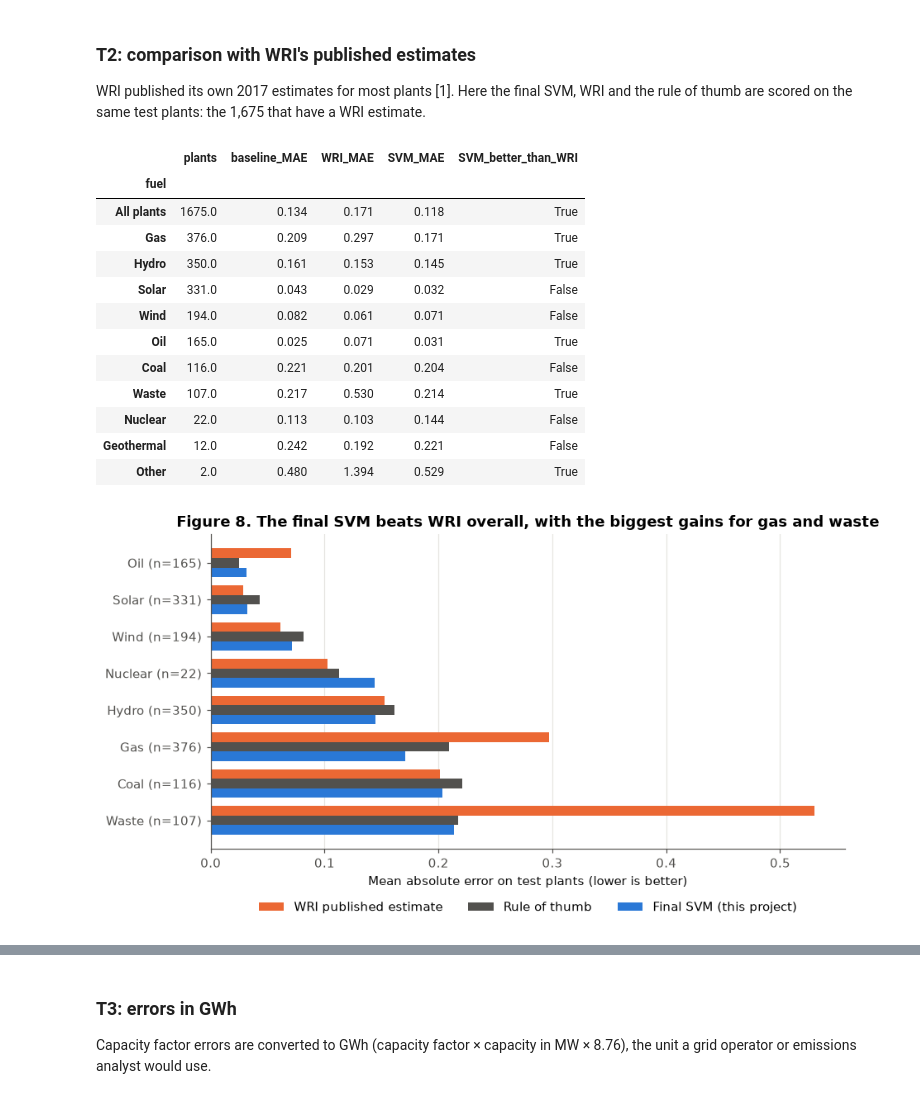
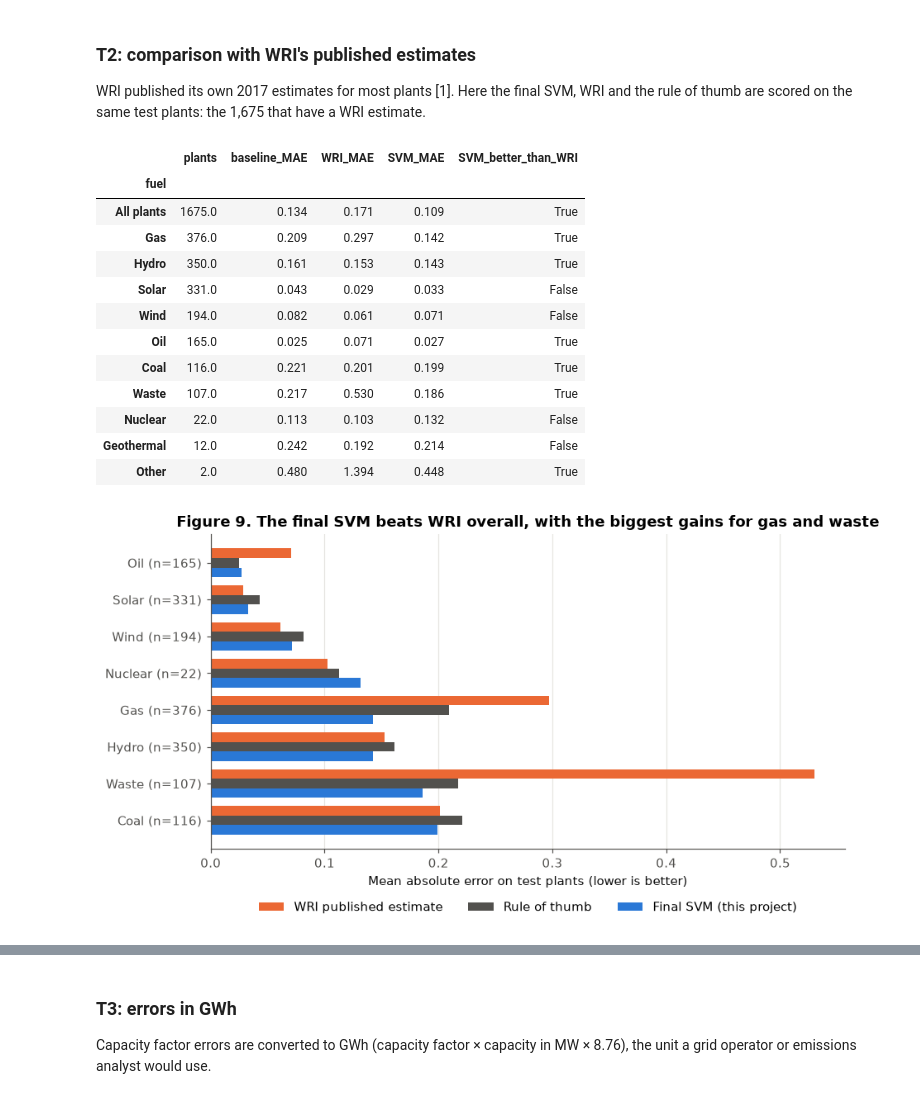
Before and after one commit to Geese4000/ca2-power-plant-analytics, a Jupyter notebook: notebooks/power_plant_capacity_factor.ipynb, the cells around one changed output, grey strips where cells are left out. Cells and saved outputs as stored; diff of their text form; code cells hidden in the pictures.

Commit message:
Phase 5.1: update test results for the new inputs (T1-T6, Figure 9)

```diff
--- a/notebooks/power_plant_capacity_factor.ipynb
+++ b/notebooks/power_plant_capacity_factor.ipynb
@@ -1723,45 +1721,45 @@ WRI published its own 2017 estimates for most plants [1]. Here the final SVM, WR
 has_wri = test_pred["wri"].notna()
 w = test_pred[has_wri]
 t2 = w.groupby("fuel").apply(lambda g: pd.Series({
         "plants": len(g),
         "baseline_MAE": (g["actual"] - g["baseline"]).abs().mean(),
         "WRI_MAE": (g["actual"] - g["wri"]).abs().mean(),
         "SVM_MAE": (g["actual"] - g["svm_final"]).abs().mean()}), include_groups=False)
 t2.loc["All plants"] = [len(w), (w["actual"] - w["baseline"]).abs().mean(),
                         (w["actual"] - w["wri"]).abs().mean(), (w["actual"] - w["svm_final"]).abs().mean()]
 t2["SVM_better_than_WRI"] = t2["SVM_MAE"] < t2["WRI_MAE"]
 display(t2.sort_values("plants", ascending=False).round(3))
 
-# Figure 8: test-set error by fuel for the three approaches (fuels with at least 20 test plants)
+# Figure 9: test-set error by fuel for the three approaches (fuels with at least 20 test plants)
 show = t2.drop("All plants").query("plants >= 20").sort_values("SVM_MAE")
 fig, ax = plt.subplots(figsize=(9, 4.5))
 y = np.arange(len(show))
 h = 0.26
 ax.barh(y - h, show["WRI_MAE"], height=h, color=ORANGE, label="WRI published estimate")
 ax.barh(y, show["baseline_MAE"], height=h, color=MUTED, label="Rule of thumb")
 ax.barh(y + h, show["SVM_MAE"], height=h, color=BLUE, label="Final SVM (this project)")
 ax.set_yticks(y, [f"{f} (n={int(n)})" for f, n in zip(show.index, show["plants"])])
 ax.set(xlabel="Mean absolute error on test plants (lower is better)",
-       title="Figure 8. The final SVM beats WRI overall, with the biggest gains for gas and waste")
+       title="Figure 9. The final SVM beats WRI overall, with the biggest gains for gas and waste")
 ax.invert_yaxis()
 ax.legend(frameon=False, ncol=3, loc="upper center", bbox_to_anchor=(0.5, -0.13))
 ax.set_axisbelow(True)
 ax.grid(axis="y", visible=False)
-fig.savefig(FIG_DIR / "fig8_test_by_fuel.png")
+fig.savefig(FIG_DIR / "fig9_test_by_fuel.png")
 plt.show()
 # %% [output]
 |  | plants | baseline_MAE | WRI_MAE | SVM_MAE | SVM_better_than_WRI |
 | fuel |  |  |  |  |  |
-| All plants | 1675.0 | 0.134 | 0.171 | 0.118 | True |
-| Gas | 376.0 | 0.209 | 0.297 | 0.171 | True |
-| Hydro | 350.0 | 0.161 | 0.153 | 0.145 | True |
-| Solar | 331.0 | 0.043 | 0.029 | 0.032 | False |
+| All plants | 1675.0 | 0.134 | 0.171 | 0.109 | True |
+| Gas | 376.0 | 0.209 | 0.297 | 0.142 | True |
+| Hydro | 350.0 | 0.161 | 0.153 | 0.143 | True |
+| Solar | 331.0 | 0.043 | 0.029 | 0.033 | False |
 | Wind | 194.0 | 0.082 | 0.061 | 0.071 | False |
-| Oil | 165.0 | 0.025 | 0.071 | 0.031 | True |
-| Coal | 116.0 | 0.221 | 0.201 | 0.204 | False |
-| Waste | 107.0 | 0.217 | 0.530 | 0.214 | True |
-| Nuclear | 22.0 | 0.113 | 0.103 | 0.144 | False |
-| Geothermal | 12.0 | 0.242 | 0.192 | 0.221 | False |
-| Other | 2.0 | 0.480 | 1.394 | 0.529 | True |
+| Oil | 165.0 | 0.025 | 0.071 | 0.027 | True |
+| Coal | 116.0 | 0.221 | 0.201 | 0.199 | True |
+| Waste | 107.0 | 0.217 | 0.530 | 0.186 | True |
+| Nuclear | 22.0 | 0.113 | 0.103 | 0.132 | False |
+| Geothermal | 12.0 | 0.242 | 0.192 | 0.214 | False |
+| Other | 2.0 | 0.480 | 1.394 | 0.448 | True |
-[figure, old version]
+[figure, new version]
 # %% [markdown]
```
Also changed, not shown: parts of 13 cells of this notebook, 2 other files.
